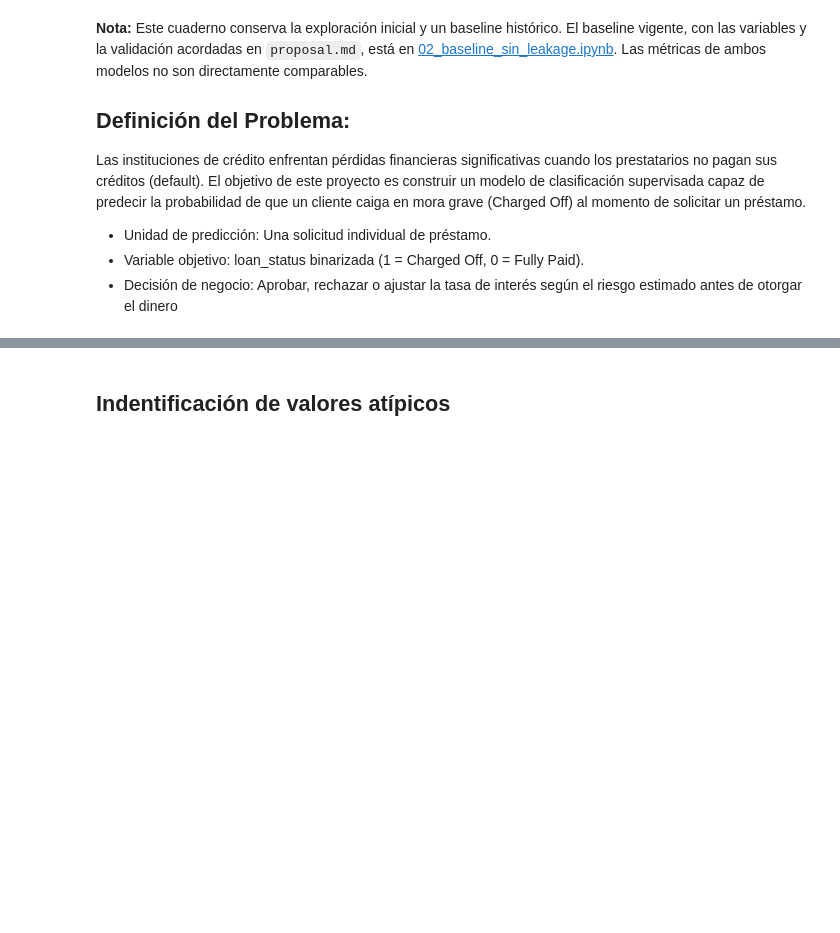
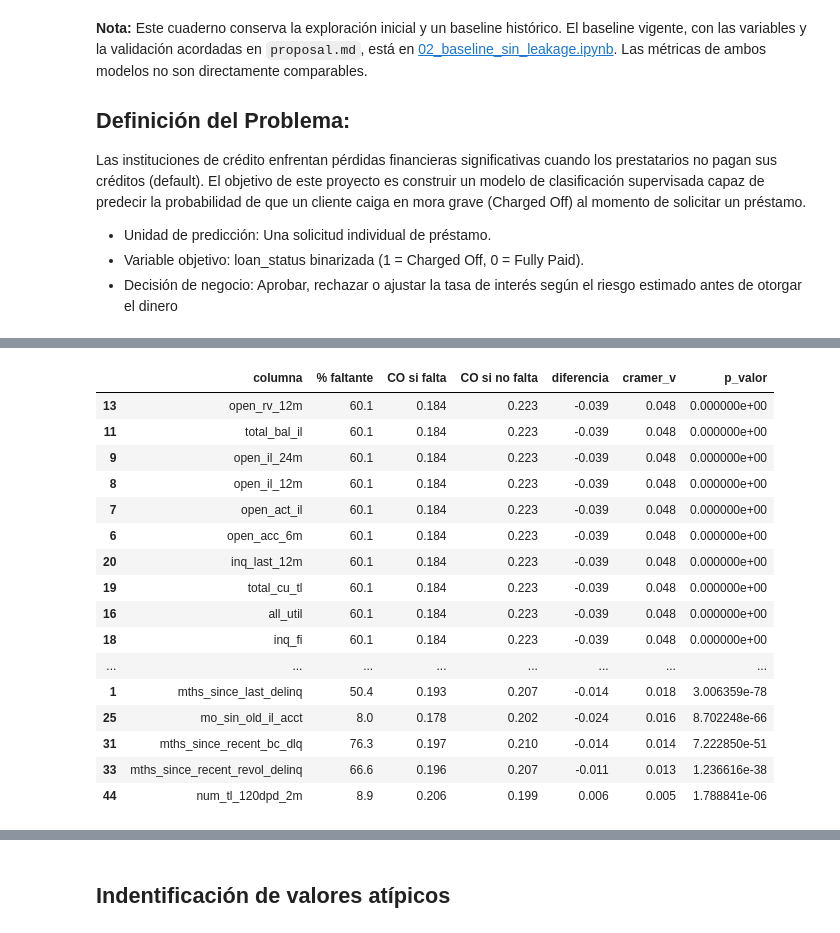
Before and after one commit to J-D-Rosales/Prediction-With-Machine-Learning-Lending-Club, a Jupyter notebook: notebooks/01_exploración_inicial.ipynb, the cells around one changed output, grey strips where cells are left out. Cells and saved outputs as stored; diff of their text form; code cells hidden in the pictures; blank space fills up the shorter version.

```diff
--- a/notebooks/01_exploración_inicial.ipynb
+++ b/notebooks/01_exploración_inicial.ipynb
@@ -106,0 +149,6 @@ Generamos las visualizaciones
+# %%
+missing = (X_train.isnull().sum() / len(X_train)) * 100
+missing_df = missing[missing > 0].sort_values(ascending=False).reset_index()
+missing_df.columns = ['Variable', 'Porcentaje_Nulos']
+mayor90=missing_df[missing_df['Porcentaje_Nulos'] > 90]["Variable"].to_list()
+X_train=X_train.drop(columns=mayor90)
@@ -106,0 +161,11 @@ Generamos las visualizaciones
+# %%
+resumen = pd.DataFrame({
+      'nulos_%': X_train.isna().mean() * 100,
+      'unicos': X_train.nunique(),
+      'tipo': X_train.dtypes,
+})
+# Columnas constantes o casi constantes
+casi_constantes = [c for c in X_train.columns if X_train[c].value_counts(normalize=True, dropna=False).iloc[0] > 0.99]
+# %%
+X_train.drop(columns=casi_constantes, inplace=True)
+resumen.drop(index=casi_constantes, inplace=True)
@@ -106,0 +192,3 @@ Generamos las visualizaciones
+# %%
+X_train.drop(columns=["url","emp_title","title","zip_code"], inplace=True)
+resumen.drop(index=["url","emp_title","title","zip_code"], inplace=True)
@@ -107 +209,43 @@ Generamos las visualizaciones
+# %%
+from scipy.stats import chi2_contingency
+def mcar_vs_target(X, y, min_na=0.01):
+    filas = []
+    for col in X.columns[X.isna().mean() > min_na]:
+        is_na = X[col].isna()
+        tabla = pd.crosstab(is_na, y)
+        chi2, p, _, _ = chi2_contingency(tabla)
+        n = tabla.to_numpy().sum()
+        cramer_v = np.sqrt(chi2 / n)  # tabla 2x2
+        tasa = y.groupby(is_na).mean()
+        filas.append({
+            'columna': col,
+            '% faltante': round(is_na.mean() * 100, 1),
+            'CO si falta': round(tasa.get(True, np.nan), 3),
+            'CO si no falta': round(tasa.get(False, np.nan), 3),
+            'diferencia': round(tasa.get(True, np.nan) - tasa.get(False, np.nan), 3),
+            'cramer_v': round(cramer_v, 3),
+            'p_valor': p,
+        })
+    return pd.DataFrame(filas).sort_values('cramer_v', ascending=False)
+
+resultado = mcar_vs_target(X_train, y_train)
+resultado
+# %% [output]
+|  | columna | % faltante | CO si falta | CO si no falta | diferencia | cramer_v | p_valor |
+| 13 | open_rv_12m | 60.1 | 0.184 | 0.223 | -0.039 | 0.048 | 0.000000e+00 |
+| 11 | total_bal_il | 60.1 | 0.184 | 0.223 | -0.039 | 0.048 | 0.000000e+00 |
+| 9 | open_il_24m | 60.1 | 0.184 | 0.223 | -0.039 | 0.048 | 0.000000e+00 |
+| 8 | open_il_12m | 60.1 | 0.184 | 0.223 | -0.039 | 0.048 | 0.000000e+00 |
+| 7 | open_act_il | 60.1 | 0.184 | 0.223 | -0.039 | 0.048 | 0.000000e+00 |
+| 6 | open_acc_6m | 60.1 | 0.184 | 0.223 | -0.039 | 0.048 | 0.000000e+00 |
+| 20 | inq_last_12m | 60.1 | 0.184 | 0.223 | -0.039 | 0.048 | 0.000000e+00 |
+| 19 | total_cu_tl | 60.1 | 0.184 | 0.223 | -0.039 | 0.048 | 0.000000e+00 |
+| 16 | all_util | 60.1 | 0.184 | 0.223 | -0.039 | 0.048 | 0.000000e+00 |
+| 18 | inq_fi | 60.1 | 0.184 | 0.223 | -0.039 | 0.048 | 0.000000e+00 |
+| ... | ... | ... | ... | ... | ... | ... | ... |
+| 1 | mths_since_last_delinq | 50.4 | 0.193 | 0.207 | -0.014 | 0.018 | 3.006359e-78 |
+| 25 | mo_sin_old_il_acct | 8.0 | 0.178 | 0.202 | -0.024 | 0.016 | 8.702248e-66 |
+| 31 | mths_since_recent_bc_dlq | 76.3 | 0.197 | 0.210 | -0.014 | 0.014 | 7.222850e-51 |
+| 33 | mths_since_recent_revol_delinq | 66.6 | 0.196 | 0.207 | -0.011 | 0.013 | 1.236616e-38 |
+| 44 | num_tl_120dpd_2m | 8.9 | 0.206 | 0.199 | 0.006 | 0.005 | 1.788841e-06 |
 # %%
```
Also changed, not shown: parts of 21 cells of this notebook, 2 other files.
